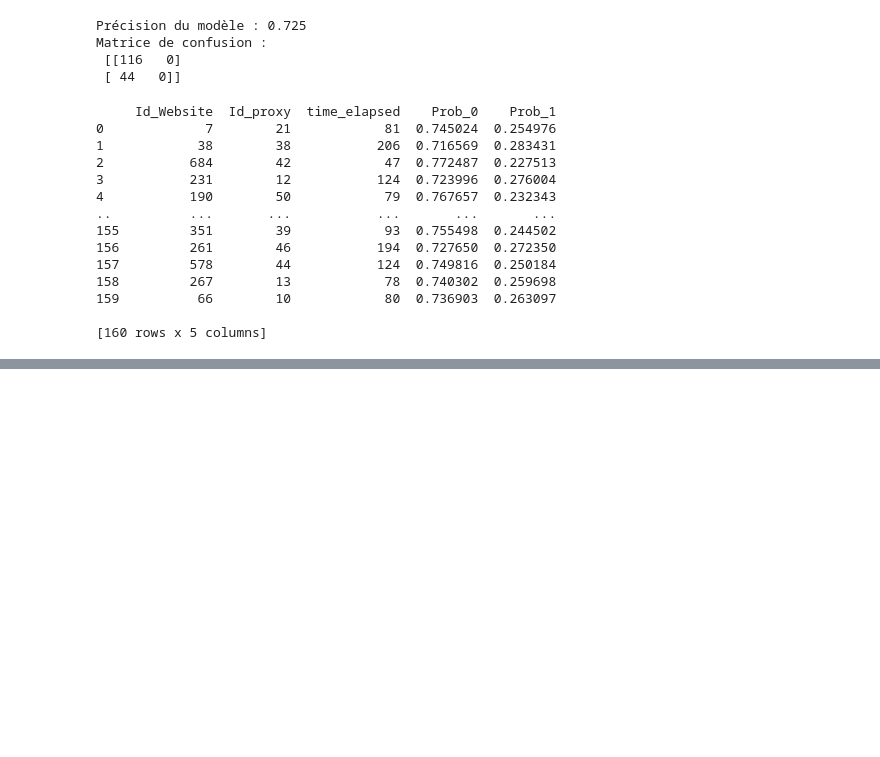
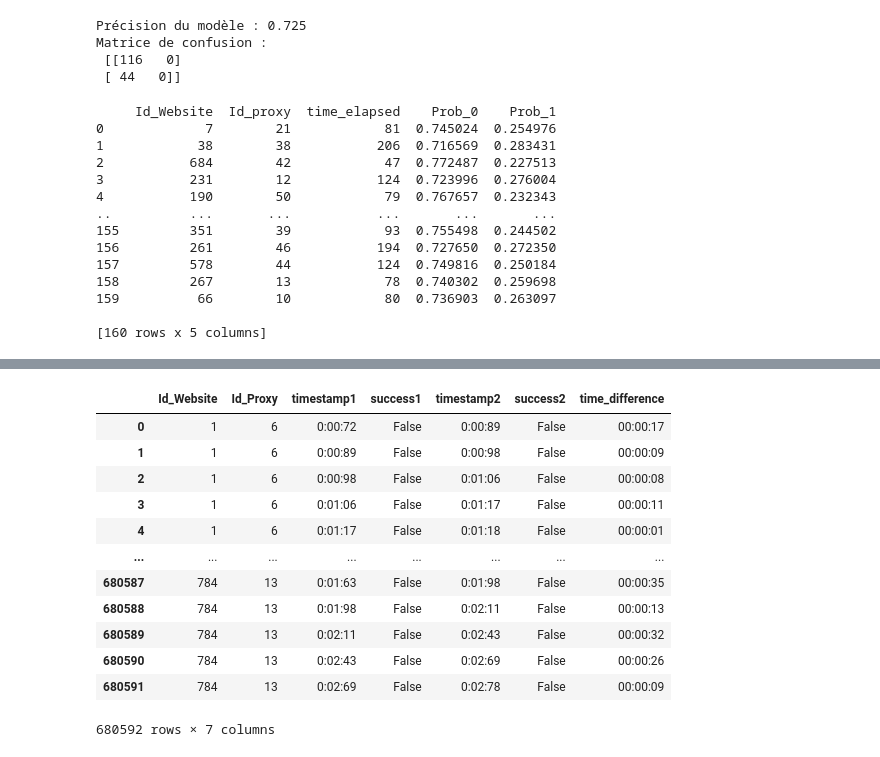
Before and after one commit to aomine92z/Smart-Proxy-Provider-SQL, a Jupyter notebook: model/time-series-model.ipynb, the cells around one changed output, grey strips where cells are left out. Drawn from its saved outputs; the diff is of its cells as text; code cells hidden in the pictures; blank space fills up the shorter version.

```diff
--- a/model/time-series-model.ipynb
+++ b/model/time-series-model.ipynb
@@ -809,0 +852,19 @@ print("Matrice de confusion :\n", confusion_mat)
+# %%
+df = pd.read_csv("data2.csv", delimiter=",")
+df = df.drop(df.columns[df.columns.str.contains('Unnamed')], axis= 1)
+
+df
+# %% [output]
+|  | Id_Website | Id_Proxy | timestamp1 | success1 | timestamp2 | success2 | time_difference |
+| 0 | 1 | 6 | 0:00:72 | False | 0:00:89 | False | 00:00:17 |
+| 1 | 1 | 6 | 0:00:89 | False | 0:00:98 | False | 00:00:09 |
+| 2 | 1 | 6 | 0:00:98 | False | 0:01:06 | False | 00:00:08 |
+| 3 | 1 | 6 | 0:01:06 | False | 0:01:17 | False | 00:00:11 |
+| 4 | 1 | 6 | 0:01:17 | False | 0:01:18 | False | 00:00:01 |
+| ... | ... | ... | ... | ... | ... | ... | ... |
+| 680587 | 784 | 13 | 0:01:63 | False | 0:01:98 | False | 00:00:35 |
+| 680588 | 784 | 13 | 0:01:98 | False | 0:02:11 | False | 00:00:13 |
+| 680589 | 784 | 13 | 0:02:11 | False | 0:02:43 | False | 00:00:32 |
+| 680590 | 784 | 13 | 0:02:43 | False | 0:02:69 | False | 00:00:26 |
+| 680591 | 784 | 13 | 0:02:69 | False | 0:02:78 | False | 00:00:09 |
+680592 rows × 7 columns
```
Also changed, not shown: parts of 14 cells of this notebook, 10 other files.
